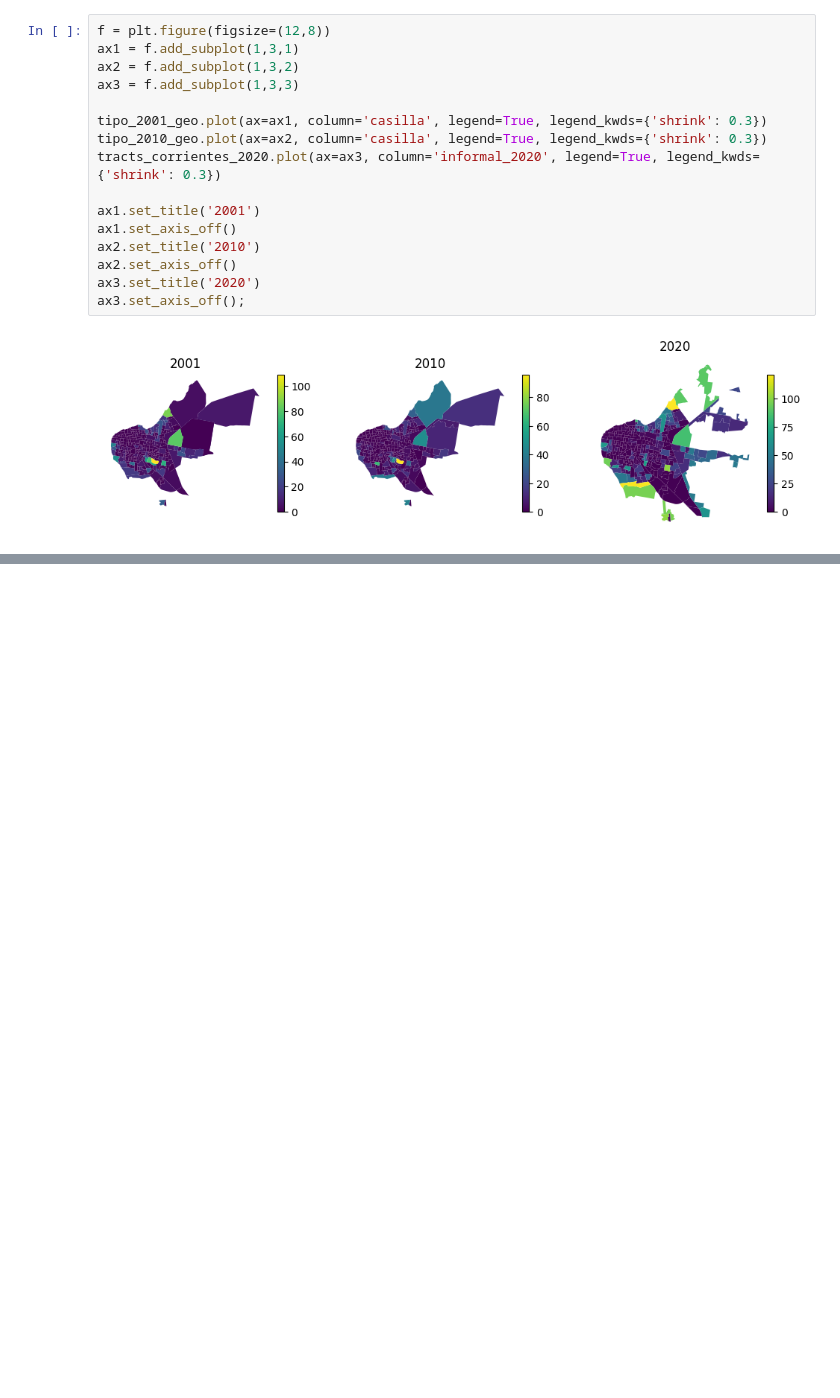
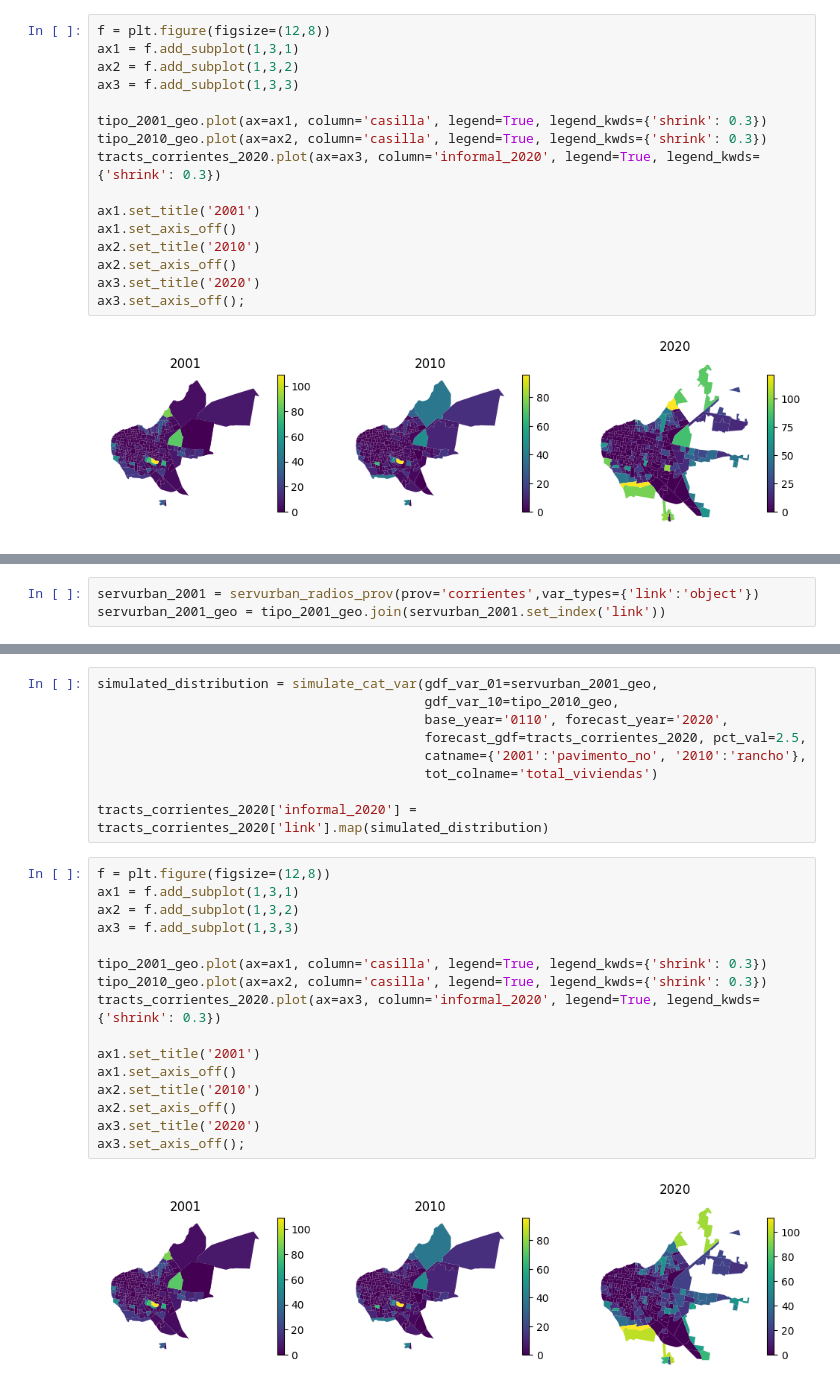
Before and after one commit to CEEU-lab/CENSAr, a Jupyter notebook: CENSAr/02-tracts-distribution-corrientes.ipynb, the cells around one changed output, grey strips where cells are left out. Drawn from its saved outputs; the diff is of its cells as text; blank space fills up the shorter version.

```diff
--- a/CENSAr/02-tracts-distribution-corrientes.ipynb
+++ b/CENSAr/02-tracts-distribution-corrientes.ipynb
@@ -112,0 +115,3 @@ ax3.set_axis_off();
+# %%
+servurban_2001 = servurban_radios_prov(prov='corrientes',var_types={'link':'object'})
+servurban_2001_geo = tipo_2001_geo.join(servurban_2001.set_index('link'))
@@ -112,0 +138,27 @@ ax3.set_axis_off();
+# %%
+simulated_distribution = simulate_cat_var(gdf_var_01=servurban_2001_geo,
+                                          gdf_var_10=tipo_2010_geo,
+                                          base_year='0110', forecast_year='2020',
+                                          forecast_gdf=tracts_corrientes_2020, pct_val=2.5,
+                                          catname={'2001':'pavimento_no', '2010':'rancho'},
+                                          tot_colname='total_viviendas')
+
+tracts_corrientes_2020['informal_2020'] = tracts_corrientes_2020['link'].map(simulated_distribution)
+# %%
+f = plt.figure(figsize=(12,8))
+ax1 = f.add_subplot(1,3,1)
+ax2 = f.add_subplot(1,3,2)
+ax3 = f.add_subplot(1,3,3)
+
+tipo_2001_geo.plot(ax=ax1, column='casilla', legend=True, legend_kwds={'shrink': 0.3})
+tipo_2010_geo.plot(ax=ax2, column='casilla', legend=True, legend_kwds={'shrink': 0.3})
+tracts_corrientes_2020.plot(ax=ax3, column='informal_2020', legend=True, legend_kwds={'shrink': 0.3})
+
+ax1.set_title('2001')
+ax1.set_axis_off()
+ax2.set_title('2010')
+ax2.set_axis_off()
+ax3.set_title('2020')
+ax3.set_axis_off();
+# %% [output]
+[figure, added]
```
Also changed, not shown: parts of 4 cells of this notebook, 1 other file.
